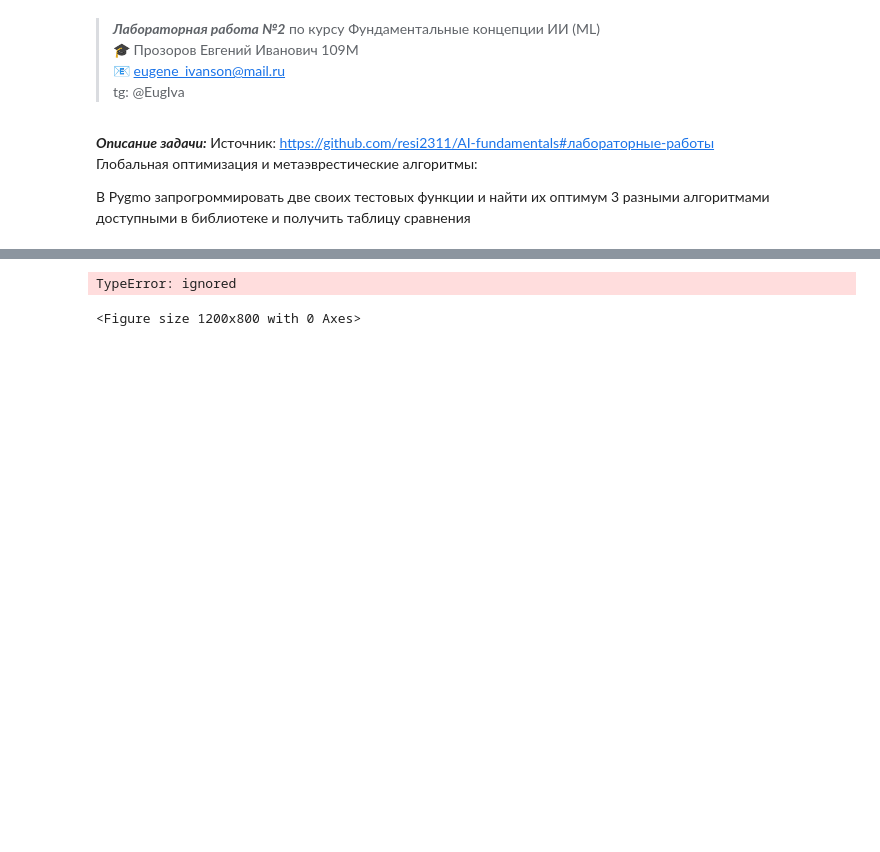
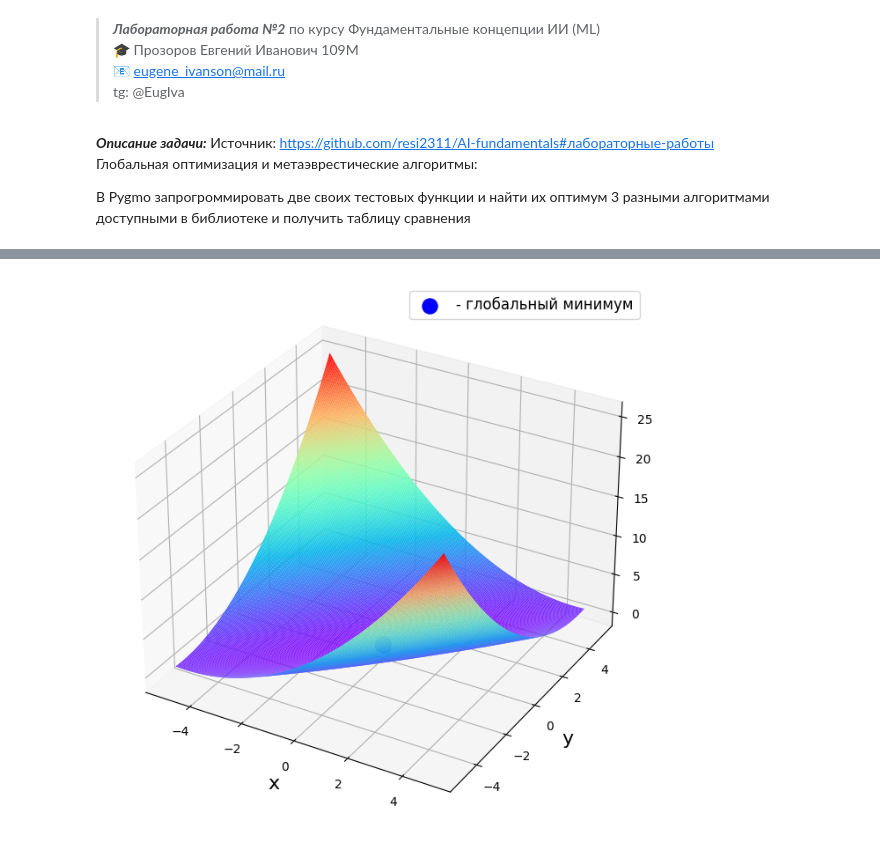
Before and after one commit to EugIva/ProzorovEI109m_labsML, a Jupyter notebook: ML_labs/1_semestr/1lab_2/ProzorovEI109_ML_1sem_2lab.ipynb, the cells around one changed output, grey strips where cells are left out. Drawn from its saved outputs; the diff is of its cells as text; code cells hidden in the pictures; blank space fills up the shorter version.

```diff
--- a/ML_labs/1_semestr/1lab_2/ProzorovEI109_ML_1sem_2lab.ipynb
+++ b/ML_labs/1_semestr/1lab_2/ProzorovEI109_ML_1sem_2lab.ipynb
@@ -95,0 +135,8 @@ Problem name: <class '__main__.Matyas'>
+# %%
+algo = pg.algorithm(pg.sade(gen=1000))
+prob = pg.problem(Matyas())
+print(prob)
+
+pop = pg.population(prob, 1000)
+pop = algo.evolve(pop)
+print(pop.champion_f)
@@ -96,25 +161,22 @@ Problem name: <class '__main__.Matyas'>
 # %%
 #Points function graph
 xDraw = np.linspace(-5, 5, num=200)
 yDraw = np.linspace(-5, 5, num=200)
 X, Y = np.meshgrid(xDraw, yDraw)
 Z = matyas(X, Y)
 
 #Global minimum graph
 fig = plt.figure(figsize=(12,8))
-ax = fig.gca(projection='3d')
-ax.plot_surface(X, Y, Z, rstride=1, cstride=1, cmap='nipy_spectral_r', linewidth=1, antialiased=True)
-ax.view_init(70, 25)
-ax.set_xlabel('x', fontsize=16)
-ax.set_ylabel('y', fontsize=16)
-ax.set_zlabel('z', fontsize=16)
-ax.set_title('Функция Матьяса', fontsize=20)
+axes1 = fig.add_subplot(projection = '3d')
+axes1.plot_surface(X, Y, Z, rstride=1, cstride=1, cmap='rainbow', linewidth=1, antialiased=True)
+axes1.set_xlabel('x', fontsize=16)
+axes1.set_ylabel('y', fontsize=16)
+axes1.set_zlabel('z', fontsize=16)
 x = pop.get_x()[:,0]
 y = pop.get_x()[:,0]
 z = pop.get_f()[:,0]
-ax.scatter3D(x, y, z, s=150, c='b', label ='Глобальный минимум')
-ax.legend(fontsize=12)
+axes1.scatter3D(x, y, z, s=150, c='b', label ='- глобальный минимум')
+axes1.legend(fontsize=12)
 plt.show()
 # %% [output]
-TypeError: ignored
-<Figure size 1200x800 with 0 Axes>
+[figure, added]
```
Also changed, not shown: parts of 7 cells of this notebook.
